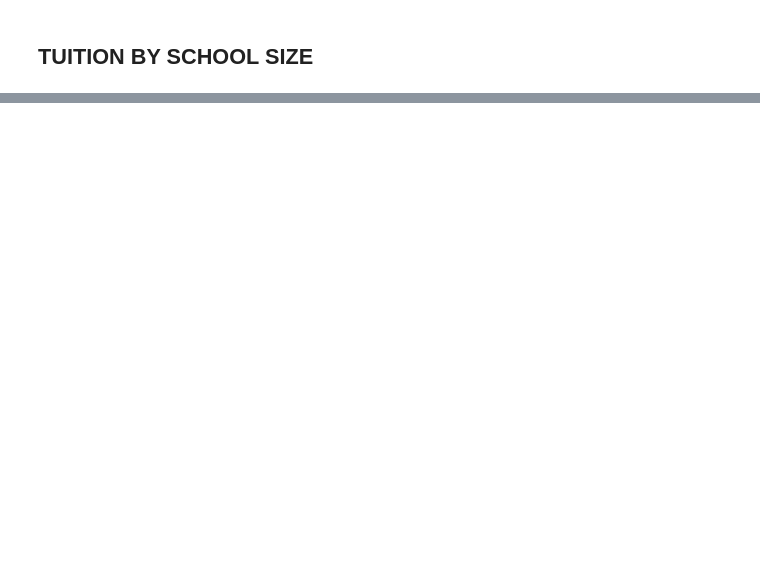
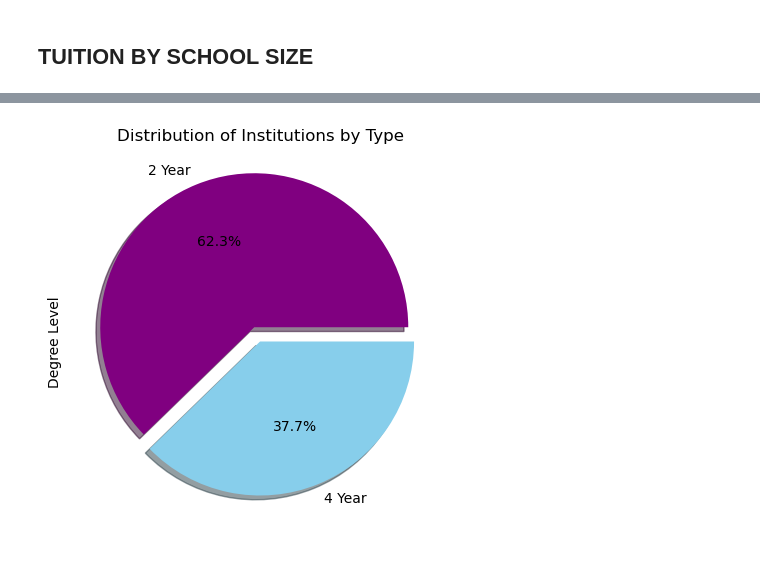
Before and after one commit to anthonybpino/Project-1-Undergrad-Student-Data, a Jupyter notebook: project1dlm.ipynb, the cells around one changed output, grey strips where cells are left out. Cells and saved outputs as stored; diff of their text form; code cells hidden in the pictures; blank space fills up the shorter version.

```diff
--- a/project1dlm.ipynb
+++ b/project1dlm.ipynb
@@ -545,0 +582,14 @@ KeyError: '5 Yr Tuition Mean'
+# %%
+# Generate a pie plot showing the distribution of female versus male mice using Pandas
+institution_type_data = tuition_df.groupby("Degree Level")
+
+# Tells matplotlib to separate the "4 Year" section from the others
+explode = (0.1, 0)
+
+pandas_pie_comb = institution_type_data["Institution"].nunique()
+pandas_pie_chart = pandas_pie_comb.plot(kind = "pie", y = pandas_pie_comb, explode=explode, colors = {"skyblue", "purple"}, autopct="%1.1f%%", shadow=True, figsize = (8,5))
+pandas_pie_chart.set_title("Distribution of Institutions by Type")
+pandas_pie_chart.set_ylabel("Degree Level")
+plt.show()
+# %% [output]
+[figure, added]
```
Also changed, not shown: parts of 13 cells of this notebook.
